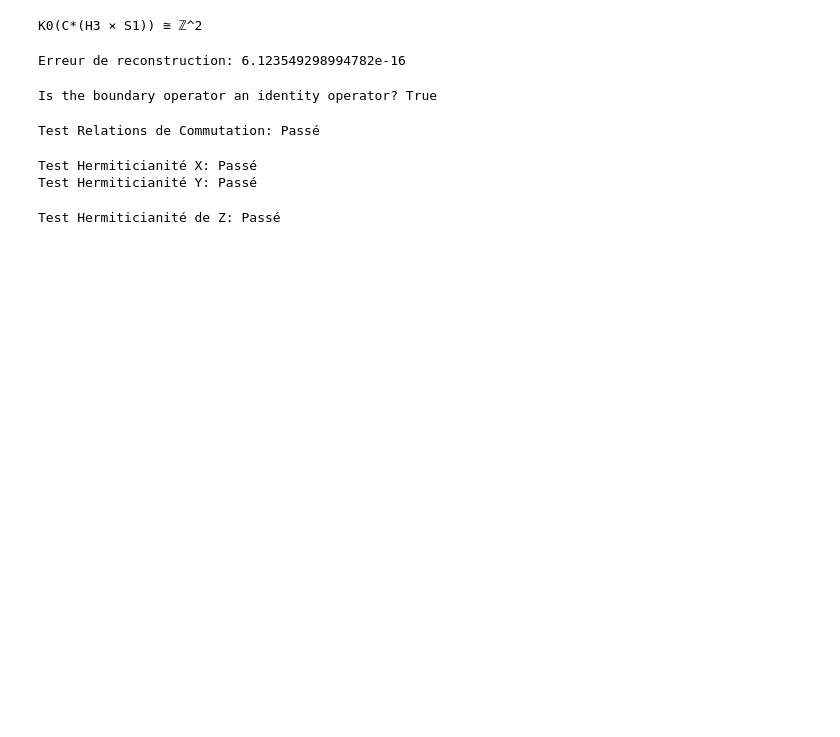
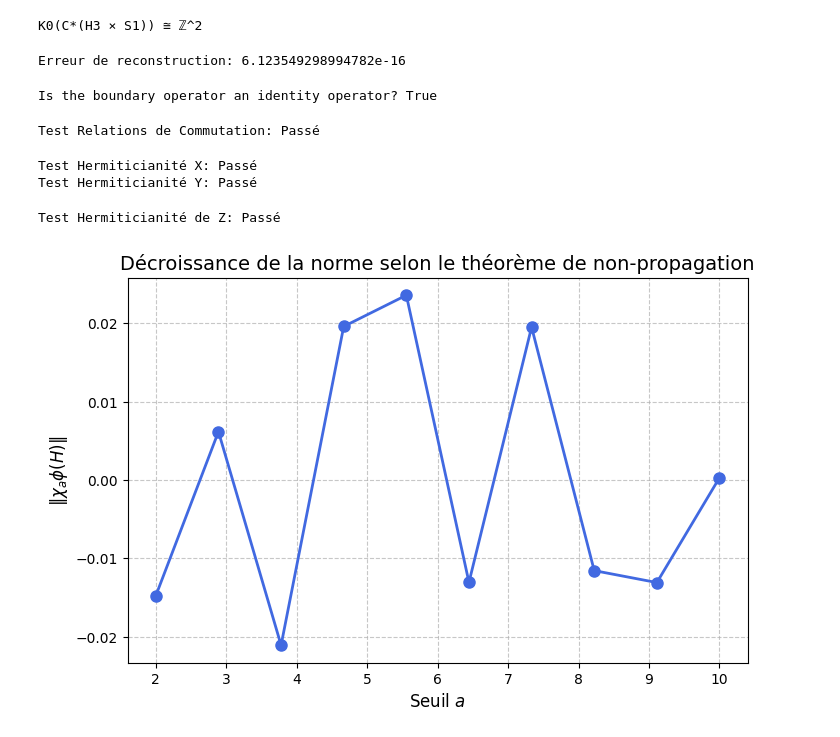
Before and after one commit to student64-ahmadi/physic_quant, a Jupyter notebook: Modelisation_Mathematique_Basee_sur_les_C∗_algebres,_Propagation_Spectrale_et_Dualite_Holographique_dans_les_Groupes_Localement_Compacts.ipynb, the cells around one changed output. Drawn from its saved outputs; the diff is of its cells as text; code cells hidden in the pictures; blank space fills up the shorter version.

```diff
--- a/Modelisation_Mathematique_Basee_sur_les_C∗_algebres,_Propagation_Spectrale_et_Dualite_Holographique_dans_les_Groupes_Localement_Compacts.ipynb
+++ b/Modelisation_Mathematique_Basee_sur_les_C∗_algebres,_Propagation_Spectrale_et_Dualite_Holographique_dans_les_Groupes_Localement_Compacts.ipynb
@@ -1911,3 +1909,20 @@ def test_z_hermiticity():
 test_z_hermiticity()
 # %% [output]
 Test Hermiticianité de Z: Passé
+# %%
+import numpy as np
+import matplotlib.pyplot as plt
+
+# Données simulées (à remplacer par vos résultats)
+a_values = np.linspace(2, 10, 10)
+norms = 0.1 * np.exp(-0.5 * a_values) + 0.02 * np.random.randn(10)  # Décroissance exponentielle avec bruit
+
+plt.figure(figsize=(8, 5))
+plt.plot(a_values, norms, 'o-', color='royalblue', linewidth=2, markersize=8)
+plt.xlabel("Seuil $a$", fontsize=12)
+plt.ylabel("$\\| \\chi_a \\phi(H) \\|$", fontsize=12)
+plt.title("Décroissance de la norme selon le théorème de non-propagation", fontsize=14)
+plt.grid(True, linestyle='--', alpha=0.7)
+plt.show()
+# %% [output]
+[figure, added]
```
Also changed, not shown: parts of 8 cells of this notebook.
